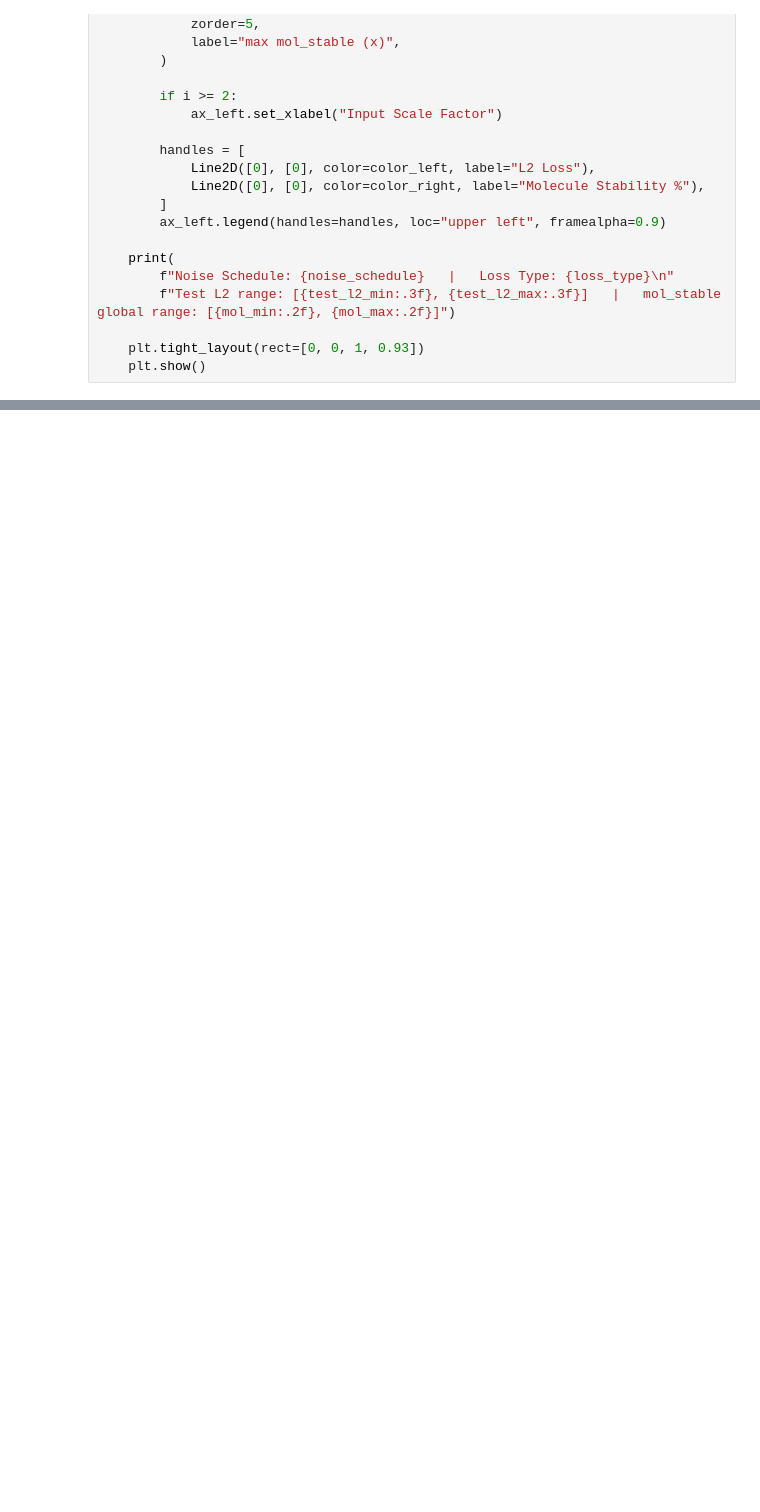
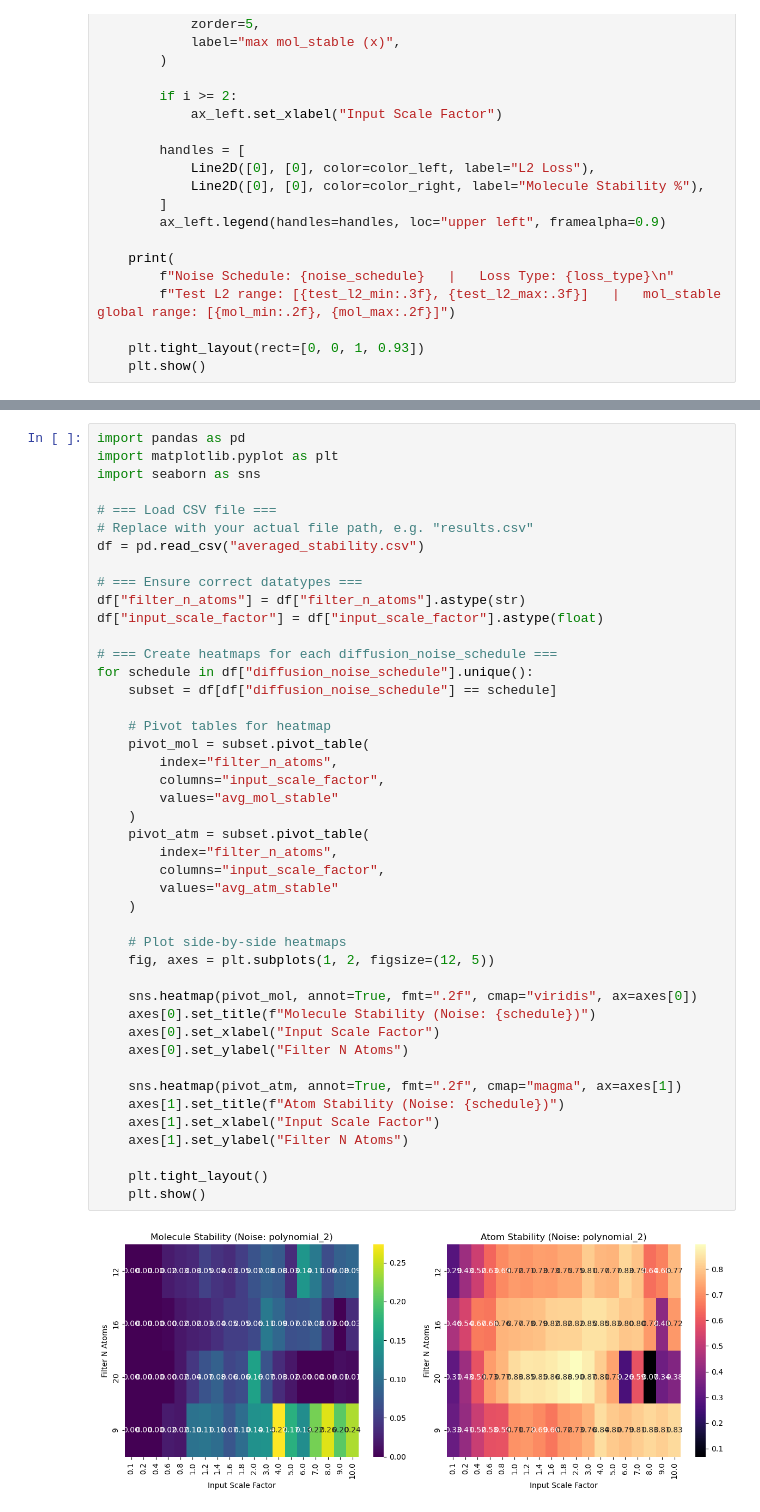
Before and after one commit to thelikhit/e3_diffusion_for_molecules, a Jupyter notebook: plots_rq2.ipynb, the cells around one changed output, grey strips where cells are left out. Saved outputs shown, nothing was run; the diff lists cells and outputs as text; blank space fills up the shorter version.

```diff
--- a/plots_rq2.ipynb
+++ b/plots_rq2.ipynb
@@ -125,0 +192,46 @@ for (noise_schedule, loss_type), schedule_df in grouped.groupby(
+# %%
+import pandas as pd
+import matplotlib.pyplot as plt
+import seaborn as sns
+
+# === Load CSV file ===
+# Replace with your actual file path, e.g. "results.csv"
+df = pd.read_csv("averaged_stability.csv")
+
+# === Ensure correct datatypes ===
+df["filter_n_atoms"] = df["filter_n_atoms"].astype(str)
+df["input_scale_factor"] = df["input_scale_factor"].astype(float)
+
+# === Create heatmaps for each diffusion_noise_schedule ===
+for schedule in df["diffusion_noise_schedule"].unique():
+    subset = df[df["diffusion_noise_schedule"] == schedule]
+
+    # Pivot tables for heatmap
+    pivot_mol = subset.pivot_table(
+        index="filter_n_atoms",
+        columns="input_scale_factor",
+        values="avg_mol_stable"
+    )
+    pivot_atm = subset.pivot_table(
+        index="filter_n_atoms",
+        columns="input_scale_factor",
+        values="avg_atm_stable"
+    )
+
+    # Plot side-by-side heatmaps
+    fig, axes = plt.subplots(1, 2, figsize=(12, 5))
+
+    sns.heatmap(pivot_mol, annot=True, fmt=".2f", cmap="viridis", ax=axes[0])
+    axes[0].set_title(f"Molecule Stability (Noise: {schedule})")
+    axes[0].set_xlabel("Input Scale Factor")
+    axes[0].set_ylabel("Filter N Atoms")
+
+    sns.heatmap(pivot_atm, annot=True, fmt=".2f", cmap="magma", ax=axes[1])
+    axes[1].set_title(f"Atom Stability (Noise: {schedule})")
+    axes[1].set_xlabel("Input Scale Factor")
+    axes[1].set_ylabel("Filter N Atoms")
+
+    plt.tight_layout()
+    plt.show()
+# %% [output]
+[figure, added]
```
Also changed, not shown: parts of 2 cells of this notebook, 1 other file.
